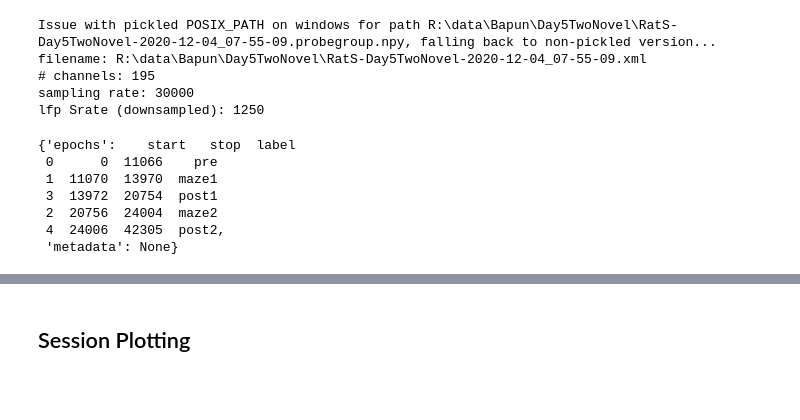
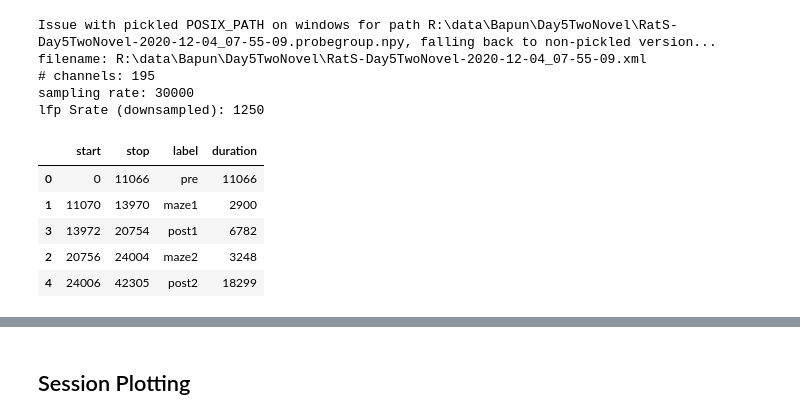
Before and after one commit to diba-lab/NeuroPy, a Jupyter notebook: examples/Placefield Analysis.ipynb, the cells around one changed output, grey strips where cells are left out. Drawn from its saved outputs; the diff is of its cells as text; code cells hidden in the pictures; blank space fills up the shorter version.

```diff
--- a/examples/Placefield Analysis.ipynb
+++ b/examples/Placefield Analysis.ipynb
@@ -46,16 +46,15 @@ filename: R:\data\Bapun\Day5TwoNovel\RatS-Day5TwoNovel-2020-12-04_07-55-09.xml
 # channels: 195
 sampling rate: 30000
 lfp Srate (downsampled): 1250
-# %%
-sess.paradigm
-# %% [output]
-{'epochs':    start   stop  label
- 0      0  11066    pre
- 1  11070  13970  maze1
- 3  13972  20754  post1
- 2  20756  24004  maze2
- 4  24006  42305  post2,
- 'metadata': None}
+# %%
+sess.epochs.to_dataframe()
+# %% [output]
+|  | start | stop | label | duration |
+| 0 | 0 | 11066 | pre | 11066 |
+| 1 | 11070 | 13970 | maze1 | 2900 |
+| 3 | 13972 | 20754 | post1 | 6782 |
+| 2 | 20756 | 24004 | maze2 | 3248 |
+| 4 | 24006 | 42305 | post2 | 18299 |
 # %%
 # print("sess.epochs: {}\n".format(str(sess.epochs)))
 sess.epochs.to_dataframe()
```
Also changed, not shown: parts of 4 cells of this notebook.
